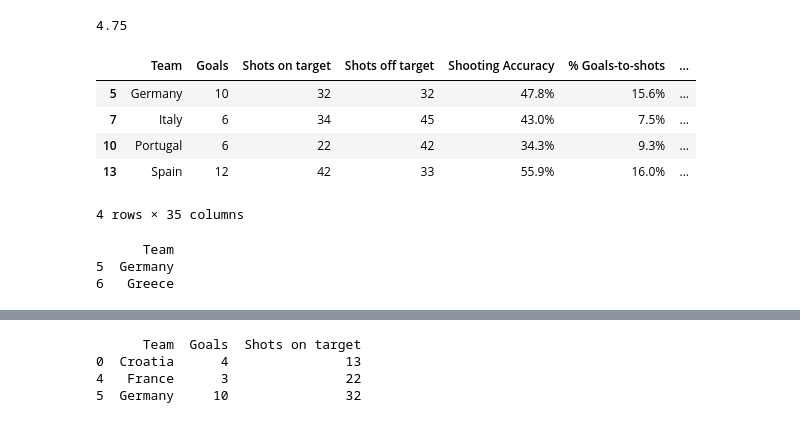
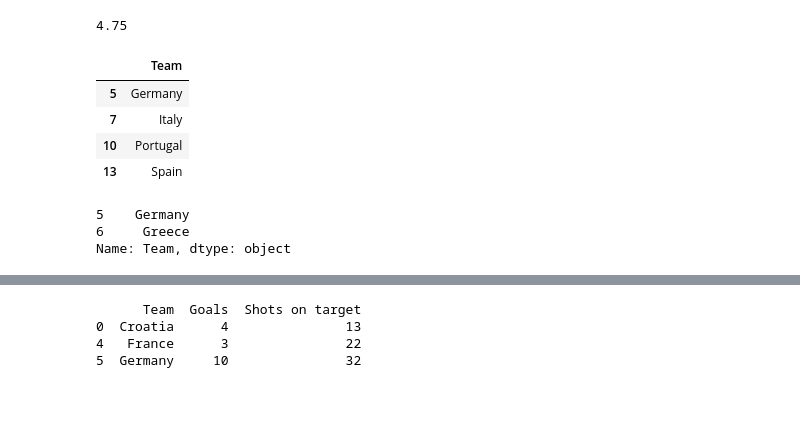
Before and after one commit to szabobalazs99/ECOPY_23241, a Jupyter notebook: notebooks/WeeklyTest4.ipynb, the cells around one changed output, grey strips where cells are left out. Saved outputs shown, nothing was run; the diff lists cells and outputs as text; code cells hidden in the pictures.

```diff
--- a/notebooks/WeeklyTest4.ipynb
+++ b/notebooks/WeeklyTest4.ipynb
@@ -121,17 +121,16 @@ kimeneti típus: pandas.core.frame.DataFrame
 
 """
 # %%
-def countries_over_six(input_df):
-    return input_df[input_df['Goals'] >= 6]
+def countries_over_five(input_df):
+    return input_df[input_df['Goals'] >= 6][['Team']]
 
-countries_over_six(euro12)
+countries_over_five(euro12)
 # %% [output]
-|  | Team | Goals | Shots on target | Shots off target | Shooting Accuracy | % Goals-to-shots | ... |
-| 5 | Germany | 10 | 32 | 32 | 47.8% | 15.6% | ... |
-| 7 | Italy | 6 | 34 | 45 | 43.0% | 7.5% | ... |
-| 10 | Portugal | 6 | 22 | 42 | 34.3% | 9.3% | ... |
-| 13 | Spain | 12 | 42 | 33 | 55.9% | 16.0% | ... |
+|  | Team |
+| 5 | Germany |
+| 7 | Italy |
+| 10 | Portugal |
+| 13 | Spain |
-4 rows × 35 columns
 # %%
 """
 7., Készíts egy függvényt, ami visszaadja azon országok neveit, amelyek neve 'G'-vel kezdődik
@@ -142,18 +141,13 @@ kimeneti típus: pandas.core.frame.DataFrame
 """
 # %%
 def countries_starting_with_g(input_df):
-    if 'Team' in input_df.columns:
-        selected_teams = input_df[input_df['Team'].str.startswith('G')]
-        return selected_teams[['Team']]
-    else:
-        return "Hiba: Hiányzó 'Team' oszlop a DataFrame-ben"
+    return input_df[input_df['Team'].str.startswith('G')]['Team']
 
-teams_starting_with_g = countries_starting_with_g(euro12)
-print(teams_starting_with_g)
+print(countries_starting_with_g(euro12))
 # %% [output]
-      Team
-5  Germany
-6   Greece
+5    Germany
+6     Greece
+Name: Team, dtype: object
 # %%
 """
 8. Készíts egy függvényt, ami visszaadja az első 7 oszlopot. Használja a kiinduló adatokat
```
Also changed, not shown: parts of 9 cells of this notebook, 1 other file.
